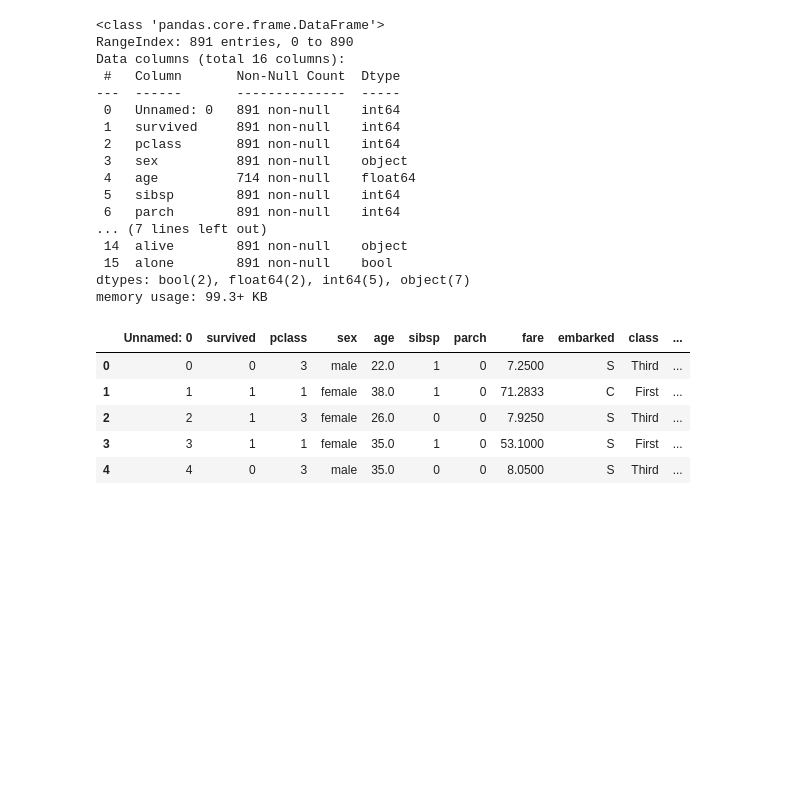
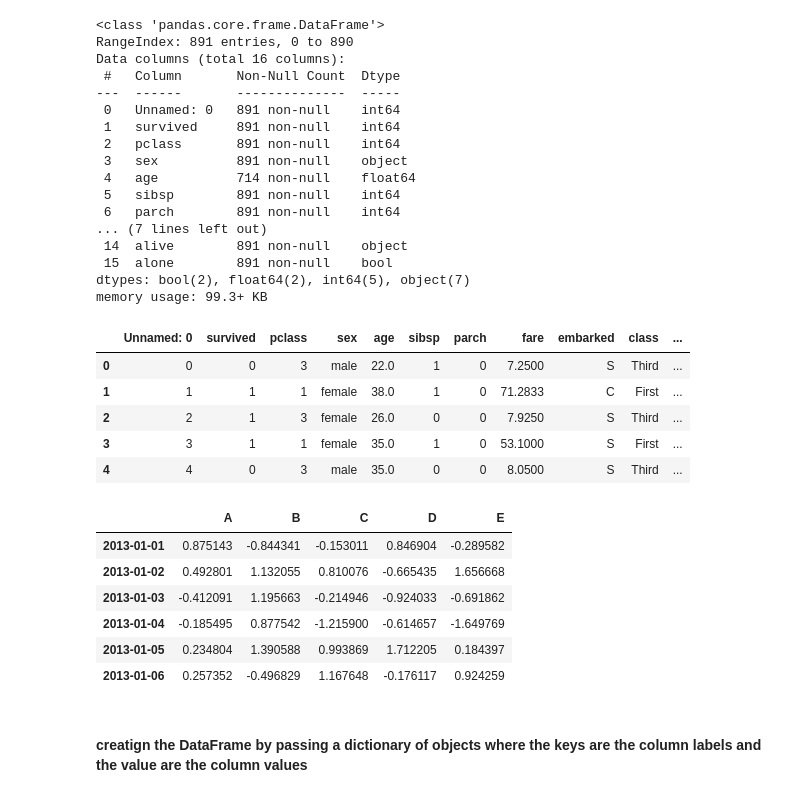
Before and after one commit to Zeeshan138063/data_science_practice, a Jupyter notebook: pandas.ipynb, the cells around one changed output. Cells and saved outputs as stored; diff of their text form; code cells hidden in the pictures; blank space fills up the shorter version.

```diff
--- a/pandas.ipynb
+++ b/pandas.ipynb
@@ -42,3 +42,22 @@ df.head() # get top 5 records from data
 | 2 | 2 | 1 | 3 | female | 26.0 | 0 | 0 | 7.9250 | S | Third | ... |
 | 3 | 3 | 1 | 1 | female | 35.0 | 1 | 0 | 53.1000 | S | First | ... |
 | 4 | 4 | 0 | 3 | male | 35.0 | 0 | 0 | 8.0500 | S | Third | ... |
+# %%
+# practice for https://pandas.pydata.org/docs/user_guide/10min.html
+import numpy as np
+values = np.random.randn(6, 5)
+dates = pd.date_range(start="20130101",periods=6)
+
+# Creating a DataFrame by passing a NumPy array with a datetime index using date_range() and labeled columns:
+df = pd.DataFrame(data=values, index=dates, columns=list("ABCDE"))
+df
+# %% [output]
+|  | A | B | C | D | E |
+| 2013-01-01 | 0.875143 | -0.844341 | -0.153011 | 0.846904 | -0.289582 |
+| 2013-01-02 | 0.492801 | 1.132055 | 0.810076 | -0.665435 | 1.656668 |
+| 2013-01-03 | -0.412091 | 1.195663 | -0.214946 | -0.924033 | -0.691862 |
+| 2013-01-04 | -0.185495 | 0.877542 | -1.215900 | -0.614657 | -1.649769 |
+| 2013-01-05 | 0.234804 | 1.390588 | 0.993869 | 1.712205 | 0.184397 |
+| 2013-01-06 | 0.257352 | -0.496829 | 1.167648 | -0.176117 | 0.924259 |
+# %% [markdown]
+#### creatign the DataFrame by passing a dictionary of objects where the keys are the column labels and the value are the column values
```
Also changed, not shown: parts of 24 cells of this notebook.
